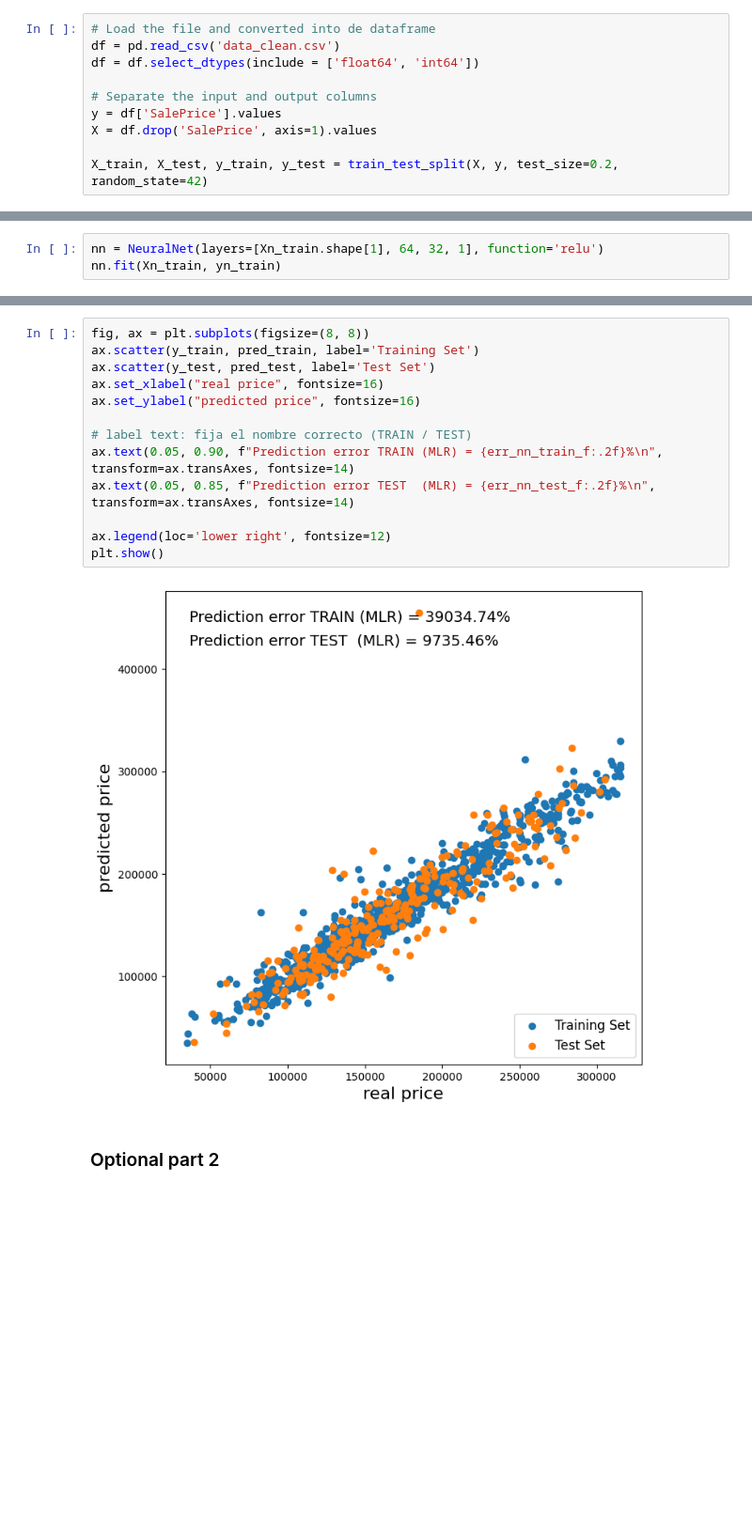
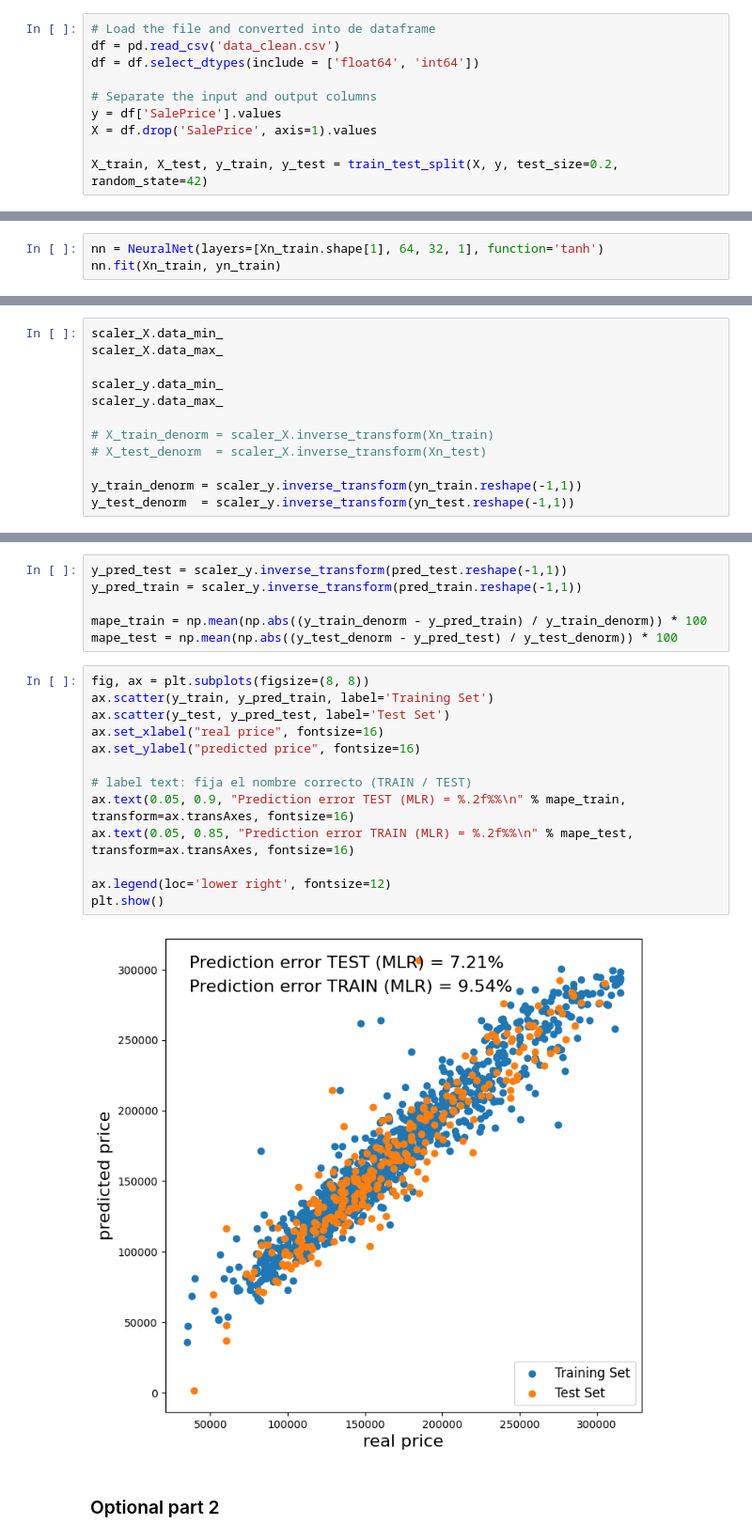
Before and after one commit to valeriapgil/HousePrices, a Jupyter notebook: TryNeuralNetClass.ipynb, the cells around one changed output, grey strips where cells are left out. Shown at 94% size. Saved outputs shown, nothing was run; the diff lists cells and outputs as text; blank space fills up the shorter version.

```diff
--- a/TryNeuralNetClass.ipynb
+++ b/TryNeuralNetClass.ipynb
@@ -42,4 +46,4 @@ Xn_train, Xn_test, yn_train, yn_test = train_test_split(Xn, yn, test_size=0.2, r
 # %%
-nn = NeuralNet(layers=[Xn_train.shape[1], 64, 32, 1], function='relu')
+nn = NeuralNet(layers=[Xn_train.shape[1], 64, 32, 1], function='tanh')
 nn.fit(Xn_train, yn_train)
 # %% [output]
@@ -107,0 +104,12 @@ err_nn_test = 100 * sum(abs(pred_test - y_test)) / sum(y_test)
+# %%
+scaler_X.data_min_
+scaler_X.data_max_
+
+scaler_y.data_min_
+scaler_y.data_max_
+
+# X_train_denorm = scaler_X.inverse_transform(Xn_train)
+# X_test_denorm  = scaler_X.inverse_transform(Xn_test)
+
+y_train_denorm = scaler_y.inverse_transform(yn_train.reshape(-1,1))
+y_test_denorm  = scaler_y.inverse_transform(yn_test.reshape(-1,1))
@@ -108,18 +120,24 @@ err_nn_test = 100 * sum(abs(pred_test - y_test)) / sum(y_test)
+# %%
+y_pred_test = scaler_y.inverse_transform(pred_test.reshape(-1,1))
+y_pred_train = scaler_y.inverse_transform(pred_train.reshape(-1,1))
+
+mape_train = np.mean(np.abs((y_train_denorm - y_pred_train) / y_train_denorm)) * 100
+mape_test = np.mean(np.abs((y_test_denorm - y_pred_test) / y_test_denorm)) * 100
 # %%
 fig, ax = plt.subplots(figsize=(8, 8))
-ax.scatter(y_train, pred_train, label='Training Set')
-ax.scatter(y_test, pred_test, label='Test Set')
+ax.scatter(y_train, y_pred_train, label='Training Set')
+ax.scatter(y_test, y_pred_test, label='Test Set')
 ax.set_xlabel("real price", fontsize=16)
 ax.set_ylabel("predicted price", fontsize=16)
 
 # label text: fija el nombre correcto (TRAIN / TEST)
-ax.text(0.05, 0.90, f"Prediction error TRAIN (MLR) = {err_nn_train_f:.2f}%\n", transform=ax.transAxes, fontsize=14)
-ax.text(0.05, 0.85, f"Prediction error TEST  (MLR) = {err_nn_test_f:.2f}%\n",  transform=ax.transAxes, fontsize=14)
+ax.text(0.05, 0.9, "Prediction error TEST (MLR) = %.2f%%\n" % mape_train, transform=ax.transAxes, fontsize=16)
+ax.text(0.05, 0.85, "Prediction error TRAIN (MLR) = %.2f%%\n" % mape_test, transform=ax.transAxes, fontsize=16)
 
 ax.legend(loc='lower right', fontsize=12)
 plt.show()
 # %% [output]
-[figure, old version]
+[figure, new version]
 # %% [markdown]
 ### Optional part 2
 # %%
```
Also changed, not shown: parts of 32 cells of this notebook.
